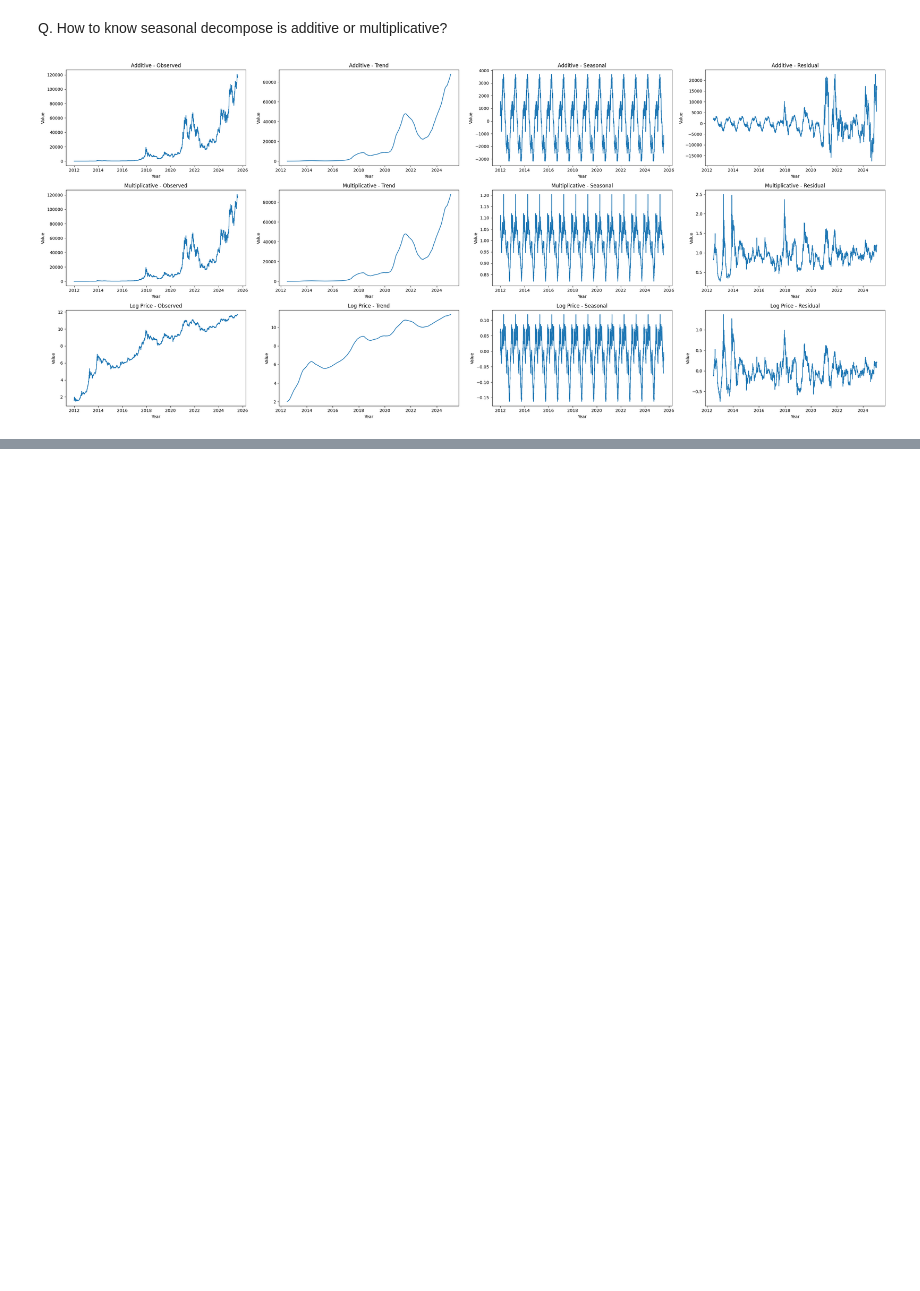
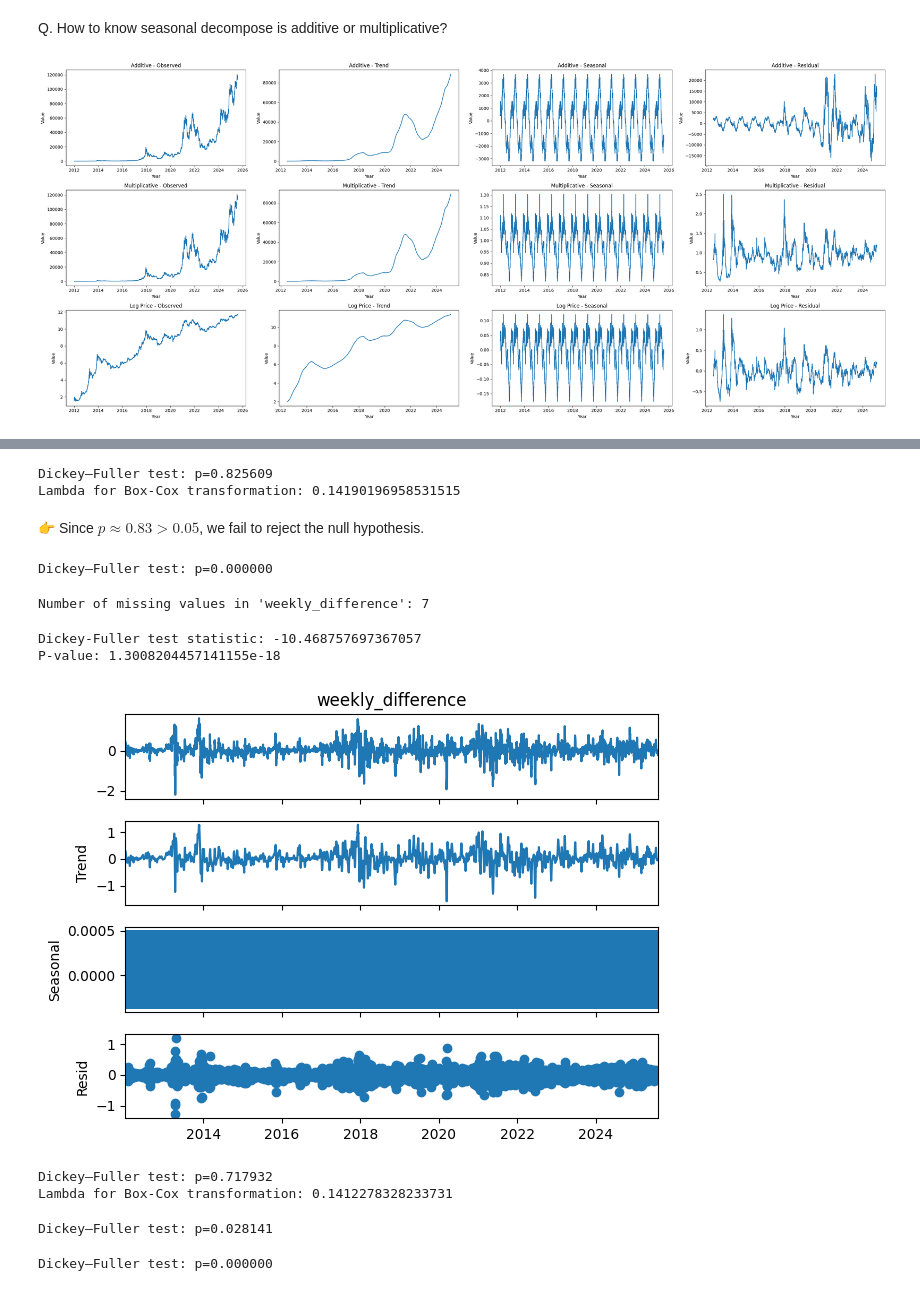
Before and after one commit to zamanmiraz/predict-crypto, a Jupyter notebook: notebooks/bitcoin/bitcoin_predict.ipynb, the cells around one changed output, grey strips where cells are left out. Drawn from its saved outputs; the diff is of its cells as text; code cells hidden in the pictures; blank space fills up the shorter version.

Commit message:
ADF test weekly/monthly/yearly

```diff
--- a/notebooks/bitcoin/bitcoin_predict.ipynb
+++ b/notebooks/bitcoin/bitcoin_predict.ipynb
@@ -162,0 +226,41 @@ plt.show()
+# %%
+# box-cox transformation
+# Box-Cox requires strictly positive values
+positive_weighted = df_daily['Weighted_Price'][df_daily['Weighted_Price'] > 0]
+df_daily.loc[positive_weighted.index, 'weighted_price_box'], lmbda = stats.boxcox(positive_weighted)
+print("Dickey–Fuller test: p=%f" % sm.tsa.stattools.adfuller(df_daily['weighted_price_box'].dropna())[1])
+print(f"Lambda for Box-Cox transformation: {lmbda}")
+# %% [output]
+Dickey–Fuller test: p=0.825609
+Lambda for Box-Cox transformation: 0.14190196958531515
+# %% [markdown]
+👉 Since $p \approx 0.83 > 0.05$, we fail to reject the null hypothesis.
+# %%
+# Compute weekly difference (7-day difference) and drop NaN values
+df_daily['weekly_difference'] = df_daily['weighted_price_box'].diff(7).dropna()
+
+# Fill missing values before decomposition
+weekly_difference_filled = df_daily['weekly_difference'].interpolate()
+# %% [output]
+Dickey–Fuller test: p=0.000000
+# %%
+# check how many missing values are there weekly_difference_filled
+missing_values = weekly_difference_filled.isnull().sum()
+print(f"Number of missing values in 'weekly_difference': {missing_values}")
+# %% [output]
+Number of missing values in 'weekly_difference': 7
+# %%
+# Seasonal decomposition of the weekly-differenced data
+result_weekly_diff_add = seasonal_decompose(weekly_difference_filled.dropna(), model='additive', period=7)
+
+# Perform the Dickey-Fuller test (drop NaNs!)
+result = sm.tsa.stattools.adfuller(weekly_difference_filled.dropna())
+print(f"Dickey-Fuller test statistic: {result[0]}")
+print(f"P-value: {result[1]}")
+# plot the seasonal decomposition results
+result_weekly_diff_add.plot()
+plt.show()
+# %% [output]
+Dickey-Fuller test statistic: -10.468757697367057
+P-value: 1.3008204457141155e-18
+[figure, added]
@@ -162,0 +269,23 @@ plt.show()
+# %%
+# box-cox transformation
+# Box-Cox requires strictly positive values
+positive_weighted = df_monthly['Weighted_Price'][df_monthly['Weighted_Price'] > 0]
+df_monthly.loc[positive_weighted.index, 'weighted_price_box'], lmbda = stats.boxcox(positive_weighted)
+print("Dickey–Fuller test: p=%f" % sm.tsa.stattools.adfuller(df_monthly['weighted_price_box'].dropna())[1])
+print(f"Lambda for Box-Cox transformation: {lmbda}")
+# %% [output]
+Dickey–Fuller test: p=0.717932
+Lambda for Box-Cox transformation: 0.1412278328233731
+# %%
+# Seasonal differentiation
+df_monthly['seasonal_prices_box_diff'] = df_monthly.weighted_price_box.diff(12)
+print("Dickey–Fuller test: p=%f" % sm.tsa.stattools.adfuller(df_monthly.seasonal_prices_box_diff[12:])[1])
+# %% [output]
+Dickey–Fuller test: p=0.028141
+# %%
+# Regular differentiation
+df_monthly['regular_prices_box_diff'] = df_monthly.weighted_price_box.diff(1)
+adf_result = sm.tsa.stattools.adfuller(df_monthly['regular_prices_box_diff'].dropna())
+print(f"Dickey–Fuller test: p={adf_result[1]:.6f}")
+# %% [output]
+Dickey–Fuller test: p=0.000000
```
Also changed, not shown: parts of 11 cells of this notebook, 2 other files.
